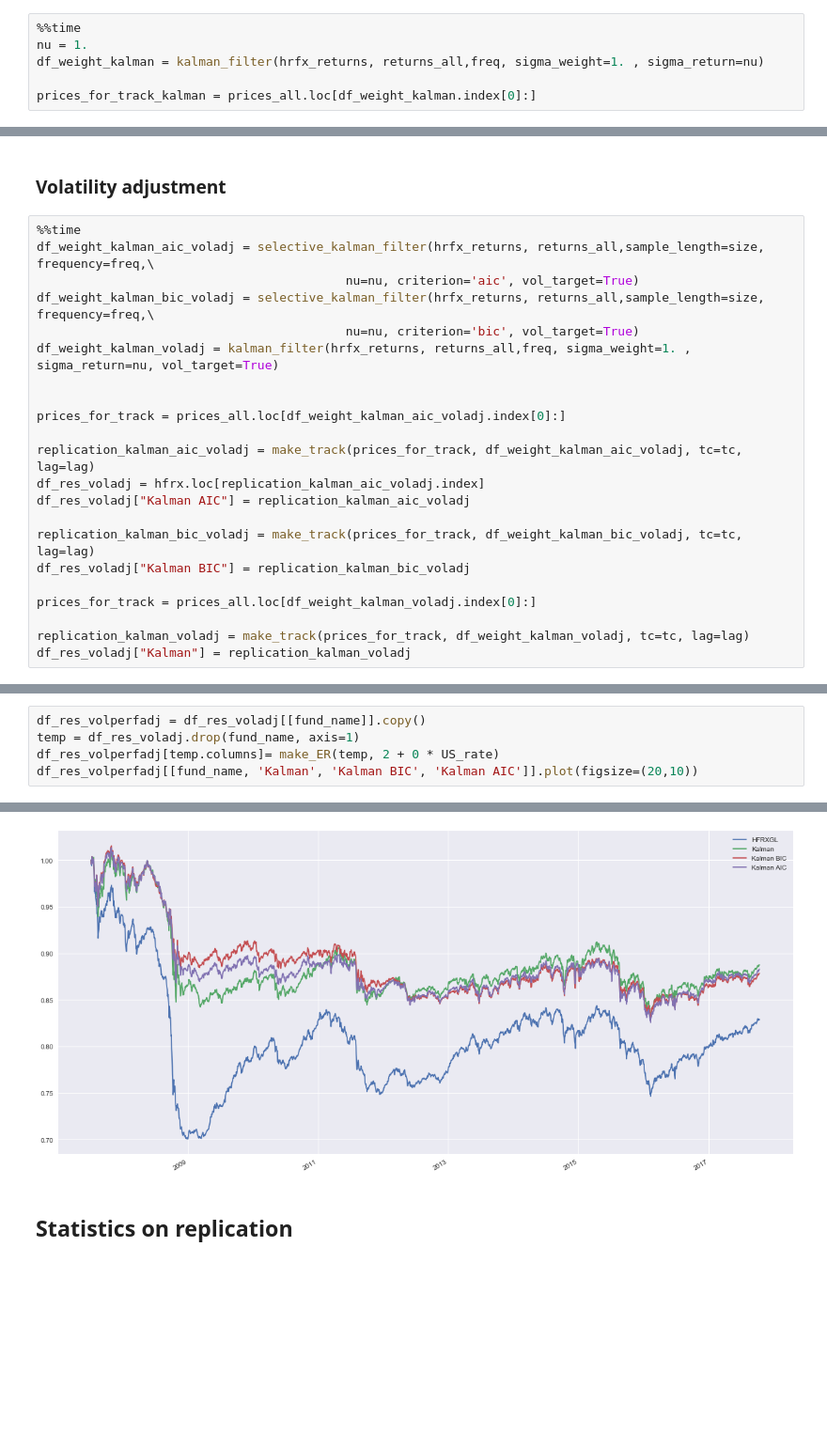
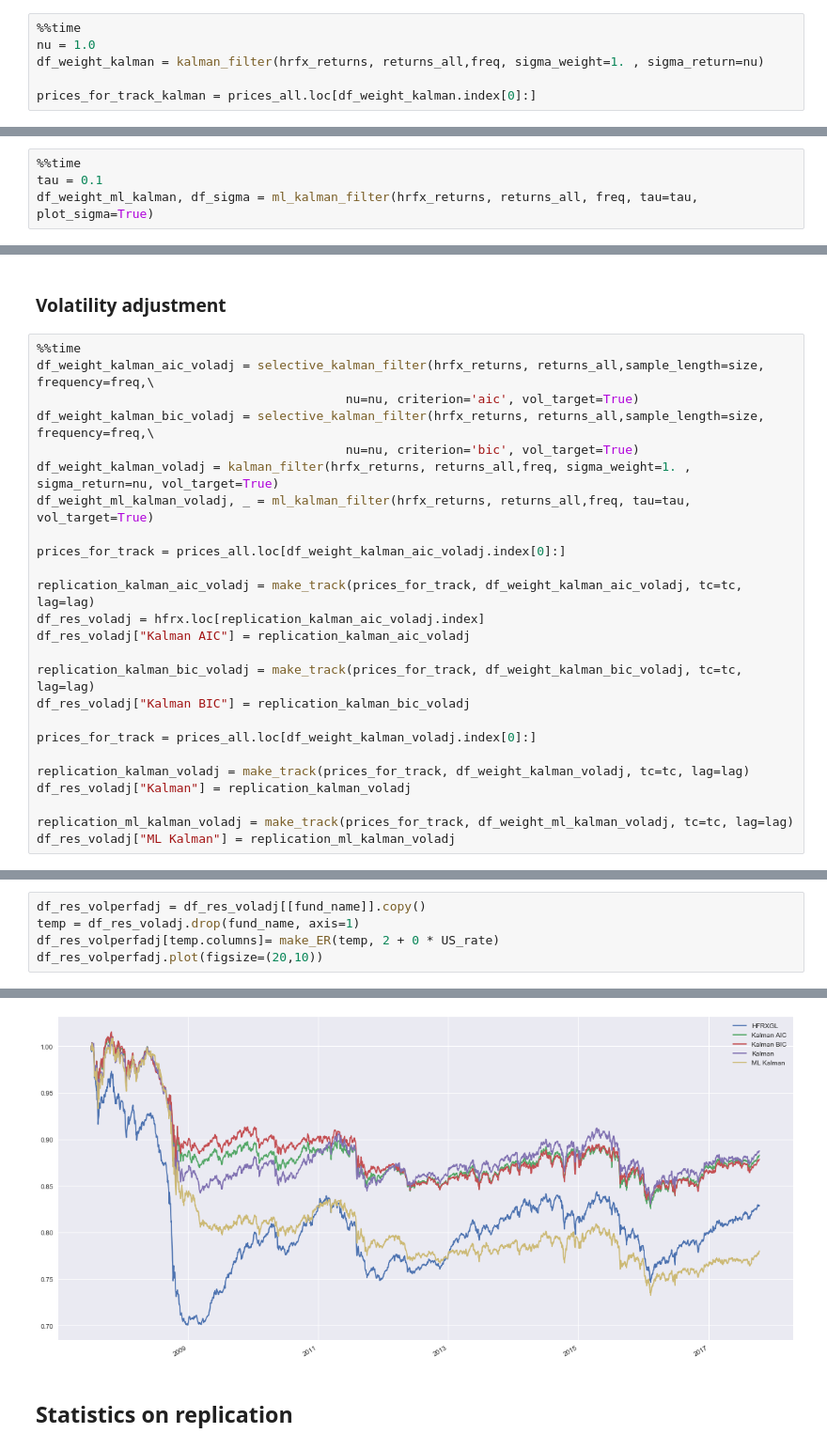
Before and after one commit to gwigniolle/Hedge-Fund-Replication, a Jupyter notebook: Replication HFRXGL.ipynb, the cells around one changed output, grey strips where cells are left out. Shown at 94% size. Cells and saved outputs as stored; diff of their text form; blank space fills up the shorter version.

```diff
--- a/Replication HFRXGL.ipynb
+++ b/Replication HFRXGL.ipynb
@@ -145,6 +123,6 @@ Wall time: 44.3 s
 # %%
 %%time
-nu = 1.
+nu = 1.0
 df_weight_kalman = kalman_filter(hrfx_returns, returns_all,freq, sigma_weight=1. , sigma_return=nu)
 
 prices_for_track_kalman = prices_all.loc[df_weight_kalman.index[0]:]
@@ -153,0 +131,4 @@ Wall time: 7.5 s
+# %%
+%%time
+tau = 0.1
+df_weight_ml_kalman, df_sigma = ml_kalman_filter(hrfx_returns, returns_all, freq, tau=tau, plot_sigma=True)
@@ -231,7 +219,7 @@ df_weight_kalman_aic_voladj = selective_kalman_filter(hrfx_returns, returns_all,
 df_weight_kalman_bic_voladj = selective_kalman_filter(hrfx_returns, returns_all,sample_length=size, frequency=freq,\
                                           nu=nu, criterion='bic', vol_target=True)
 df_weight_kalman_voladj = kalman_filter(hrfx_returns, returns_all,freq, sigma_weight=1. , sigma_return=nu, vol_target=True)
-
+df_weight_ml_kalman_voladj, _ = ml_kalman_filter(hrfx_returns, returns_all,freq, tau=tau, vol_target=True)
 
 prices_for_track = prices_all.loc[df_weight_kalman_aic_voladj.index[0]:]
 
@@ -246,4 +234,7 @@ prices_for_track = prices_all.loc[df_weight_kalman_voladj.index[0]:]
 
 replication_kalman_voladj = make_track(prices_for_track, df_weight_kalman_voladj, tc=tc, lag=lag)
 df_res_voladj["Kalman"] = replication_kalman_voladj
+
+replication_ml_kalman_voladj = make_track(prices_for_track, df_weight_ml_kalman_voladj, tc=tc, lag=lag)
+df_res_voladj["ML Kalman"] = replication_ml_kalman_voladj
 # %% [output]
@@ -258,11 +249,11 @@ df_res_voladj.plot(figsize=(20,10))
 # %%
 df_res_volperfadj = df_res_voladj[[fund_name]].copy()
 temp = df_res_voladj.drop(fund_name, axis=1)
 df_res_volperfadj[temp.columns]= make_ER(temp, 2 + 0 * US_rate)
-df_res_volperfadj[[fund_name, 'Kalman', 'Kalman BIC', 'Kalman AIC']].plot(figsize=(20,10))
+df_res_volperfadj.plot(figsize=(20,10))
 # %% [output]
 <matplotlib.axes._subplots.AxesSubplot at 0x...>
-[figure, old version]
+[figure, new version]
 # %% [markdown]
 ## Statistics on replication
 # %%
```
Also changed, not shown: parts of 36 cells of this notebook, 5 other files.
